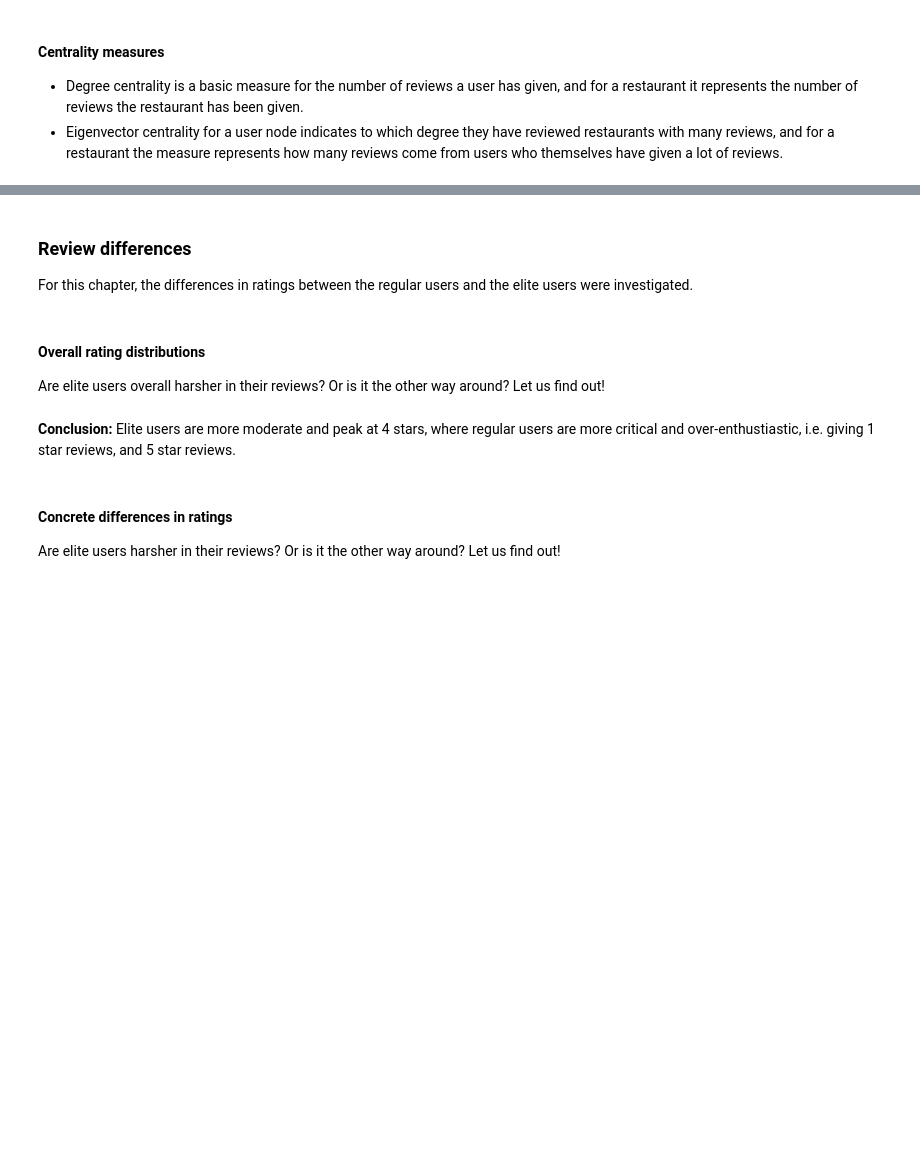
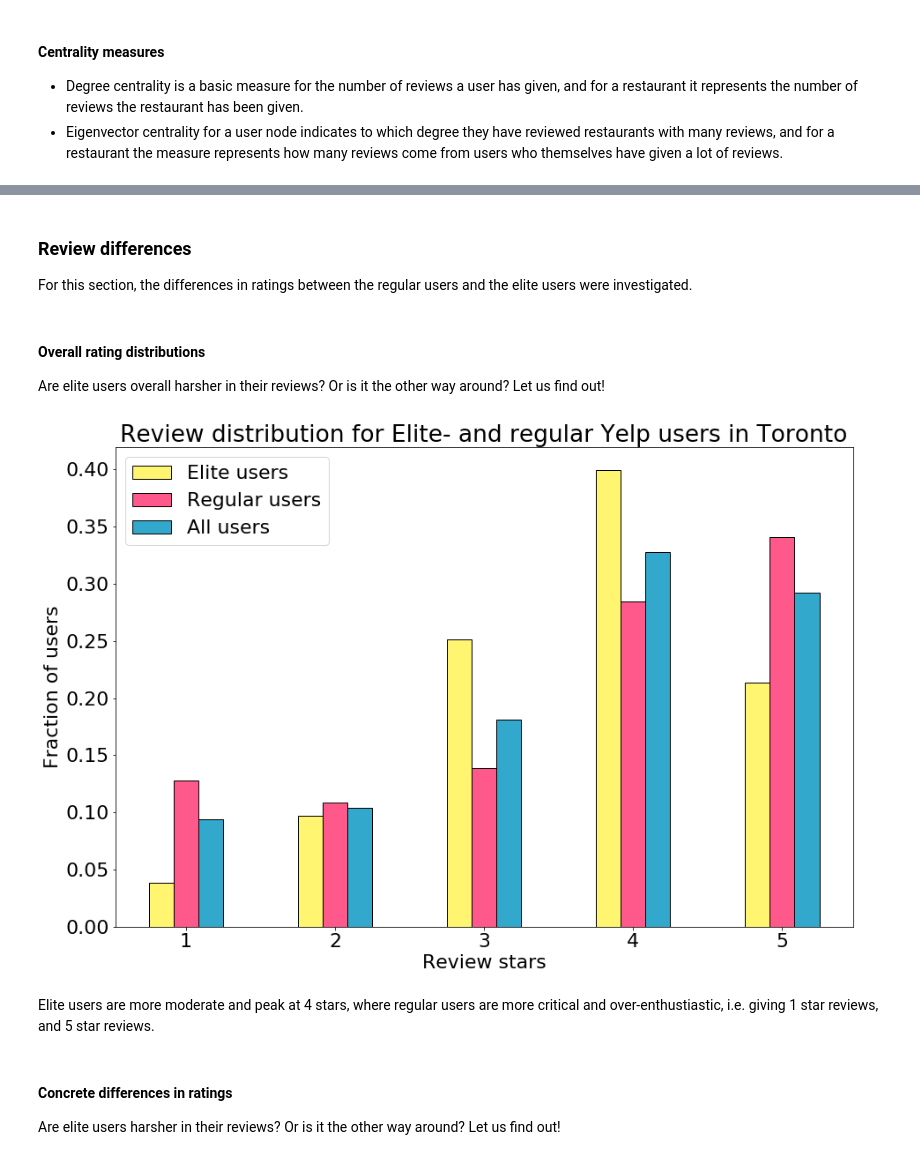
Before and after one commit to thomasnilsson/02805-social-graphs-2018, a Jupyter notebook: project1/Explainer.ipynb, the cells around one changed output, grey strips where cells are left out. Drawn from its saved outputs; the diff is of its cells as text; code cells hidden in the pictures; blank space fills up the shorter version.

```diff
--- a/project1/Explainer.ipynb
+++ b/project1/Explainer.ipynb
@@ -238,8 +229,16 @@ BIZ = 'biz'
 # Read in data
 biz = pd.read_csv('toronto/toronto_biz.csv')
 user = pd.read_csv('toronto/toronto_users.csv')
-reviews = pd.read_csv('toronto/toronto_reviews.csv')
+reviews = pd.concat([
+    pd.read_csv('toronto/toronto_reviews_1.csv'),
+    pd.read_csv('toronto/toronto_reviews_2.csv'),
+    pd.read_csv('toronto/toronto_reviews_3.csv'),
+    pd.read_csv('toronto/toronto_reviews_4.csv')
+])
+
+# Extract elite users
 elite_user = user[~user.elite.str.contains('None')]
+elite_ids = set(elite_user.user_id)
 
 print('#Reviews:', len(reviews))
 print('#Users:', len(set(reviews.user_id)))
@@ -387,6 +421,6 @@ plt.show()
 # %% [markdown]
 ### Review differences
-For this chapter, the differences in ratings between the regular users and the elite users were investigated.
+For this section, the differences in ratings between the regular users and the elite users were investigated.
 # %% [markdown]
 #### Overall rating distributions
 Are elite users overall harsher in their reviews? Or is it the other way around? Let us find out!
@@ -402,5 +427,38 @@ elit = elit / sum(elit)
+# %%
+# Extract ratings for elite, regular, and all users
+elite_stars = np.array(reviews[reviews.user_id.isin(elite_user.user_id)].stars)
+regular_stars = np.array(reviews[~reviews.user_id.isin(elite_user.user_id)].stars)
+all_stars = np.array(reviews.stars)
+
+# Histogram data for regular users ratings
+reg = np.histogram(regular_stars, bins=[1,2,3,4,5,6])[0]
+reg = reg / sum(reg)
+
+# Histogram data for elite users ratings
+elit = np.histogram(elite_stars, bins=[1,2,3,4,5,6])[0]
+elit = elit / sum(elit)
+
+# Histogram data for all users ratings
+all_ = np.histogram(all_stars, bins=[1,2,3,4,5,6])[0]
+all_ = all_ / sum(all_)
+
+# Plot the histogram data
+plt.figure(figsize=[15,10])
+x = np.array([1,2,3,4,5])
+dx = 1/12 # x-axis space
+plt.bar(x - 2*dx, height=elit, width=2*dx, color='#FFF571', edgecolor='black')
+plt.bar(x, height=reg, width=2*dx, color='#FF588A', edgecolor='black')
+plt.bar(x + 2*dx, height=all_, width=2*dx, color='#32A9CC', edgecolor='black')
+plt.xlabel('Review stars')
+plt.ylabel('Fraction of users')
+plt.legend(['Elite users', 'Regular users', 'All users'])
+plt.title('Review distribution for Elite- and regular Yelp users in Toronto')
+plt.savefig('plots/review_dist.svg', format='svg', bbox_inches="tight")
+plt.show()
+# %% [output]
+[figure, added]
 # %% [markdown]
-**Conclusion:** Elite users are more moderate and peak at 4 stars, where regular users are more critical and over-enthustiastic, i.e. giving 1 star reviews, and 5 star reviews.
+Elite users are more moderate and peak at 4 stars, where regular users are more critical and over-enthustiastic, i.e. giving 1 star reviews, and 5 star reviews.
 # %% [markdown]
 #### Concrete differences in ratings
 Are elite users harsher in their reviews? Or is it the other way around? Let us find out!
```
Also changed, not shown: parts of 37 cells of this notebook, 22 other files.
